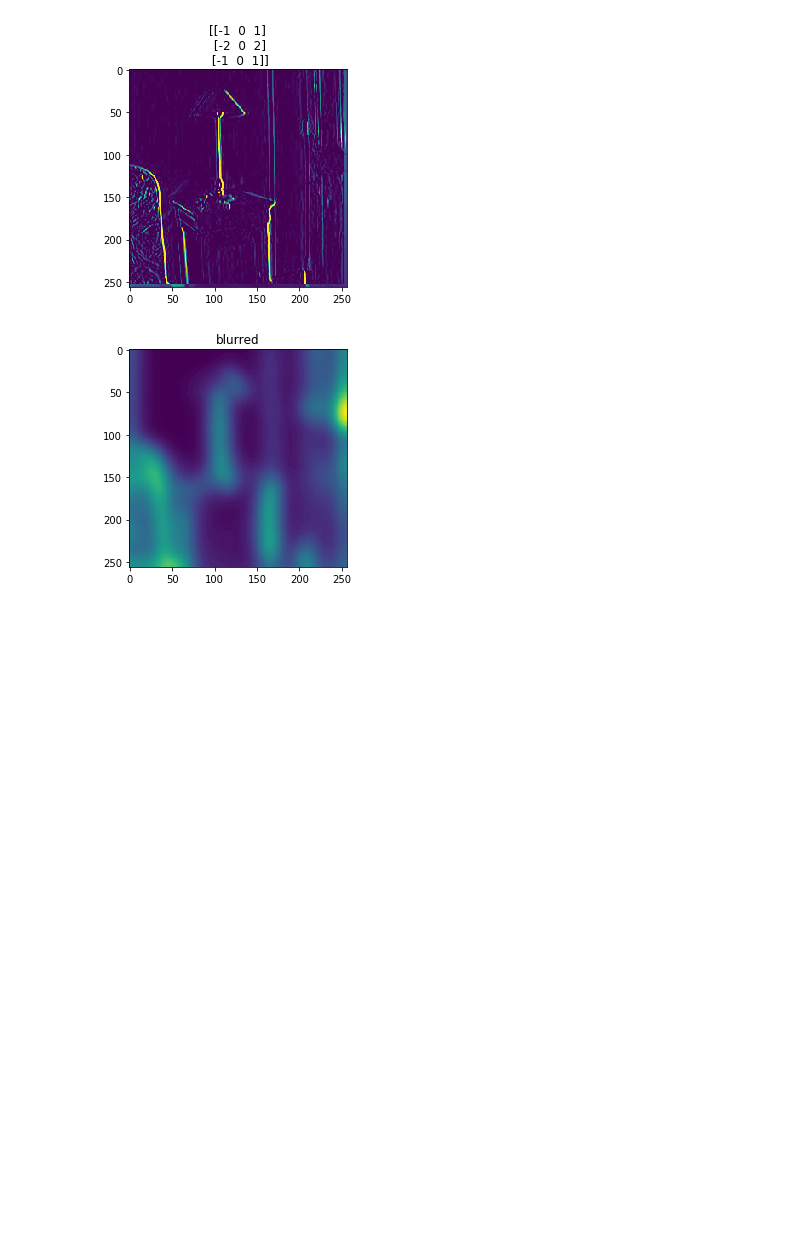
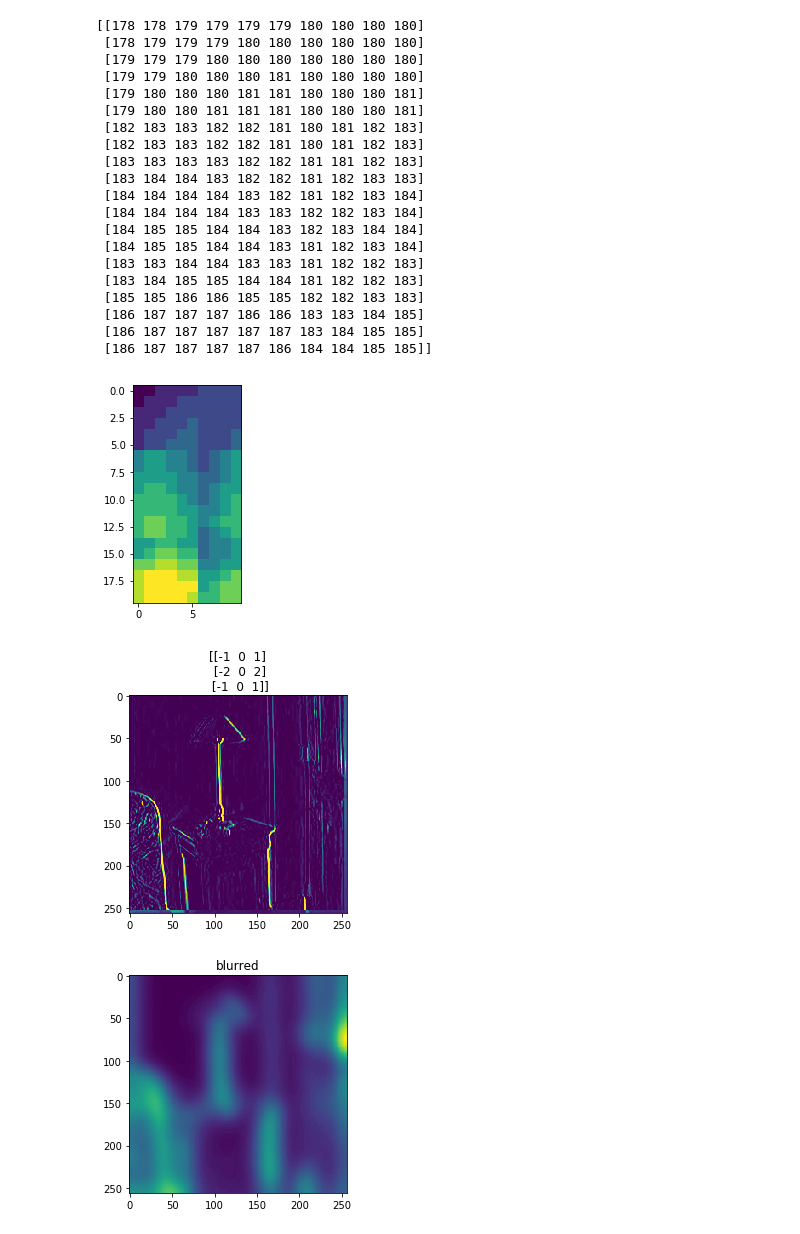
Before and after one commit to kimrharper/image_segmentation, a Jupyter notebook: edge_detector.ipynb, the cells around one changed output. Cells and saved outputs as stored; diff of their text form; code cells hidden in the pictures; blank space fills up the shorter version.

```diff
--- a/edge_detector.ipynb
+++ b/edge_detector.ipynb
@@ -95 +140,30 @@ def show_image(im,name):
+# %%
+# Matrix view and Image view of subsection
+impath='small/training/ADE_train_00000341.jpg'
+example = create_grid(impath)
+print(example[10:30,10:20])
+plt.imshow(example[10:30,10:20])
+plt.show()
+# %% [output]
+[[178 178 179 179 179 179 180 180 180 180]
+ [178 179 179 179 180 180 180 180 180 180]
+ [179 179 179 180 180 180 180 180 180 180]
+ [179 179 180 180 180 181 180 180 180 180]
+ [179 180 180 180 181 181 180 180 180 181]
+ [179 180 180 181 181 181 180 180 180 181]
+ [182 183 183 182 182 181 180 181 182 183]
+ [182 183 183 182 182 181 180 181 182 183]
+ [183 183 183 183 182 182 181 181 182 183]
+ [183 184 184 183 182 182 181 182 183 183]
+ [184 184 184 184 183 182 181 182 183 184]
+ [184 184 184 184 183 183 182 182 183 184]
+ [184 185 185 184 184 183 182 183 184 184]
+ [184 185 185 184 184 183 181 182 183 184]
+ [183 183 184 184 183 183 181 182 182 183]
+ [183 184 185 185 184 184 181 182 182 183]
+ [185 185 186 186 185 185 182 182 183 183]
+ [186 187 187 187 186 186 183 183 184 185]
+ [186 187 187 187 187 187 183 184 185 185]
+ [186 187 187 187 187 186 184 184 185 185]]
+[figure, added]
 # %%
```
Also changed, not shown: parts of 36 cells of this notebook, 2 other files.
